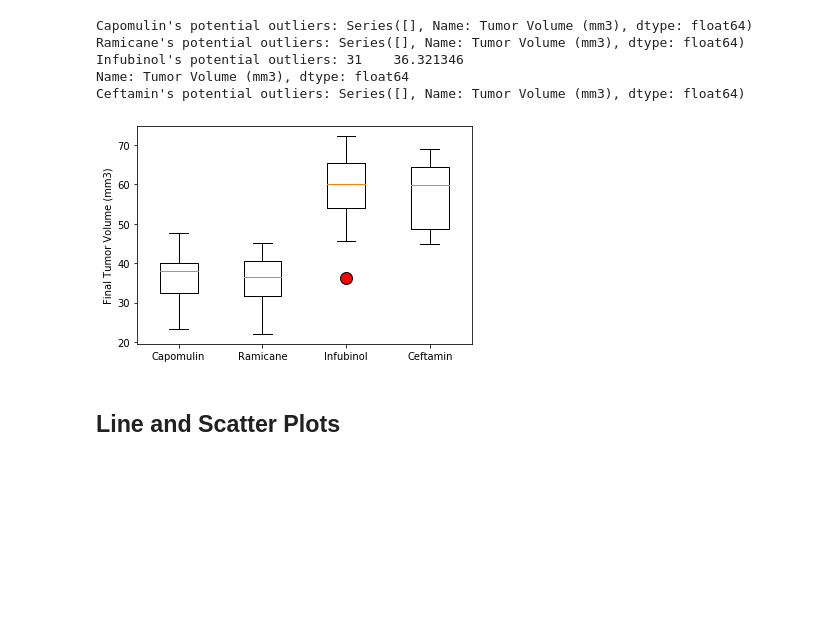
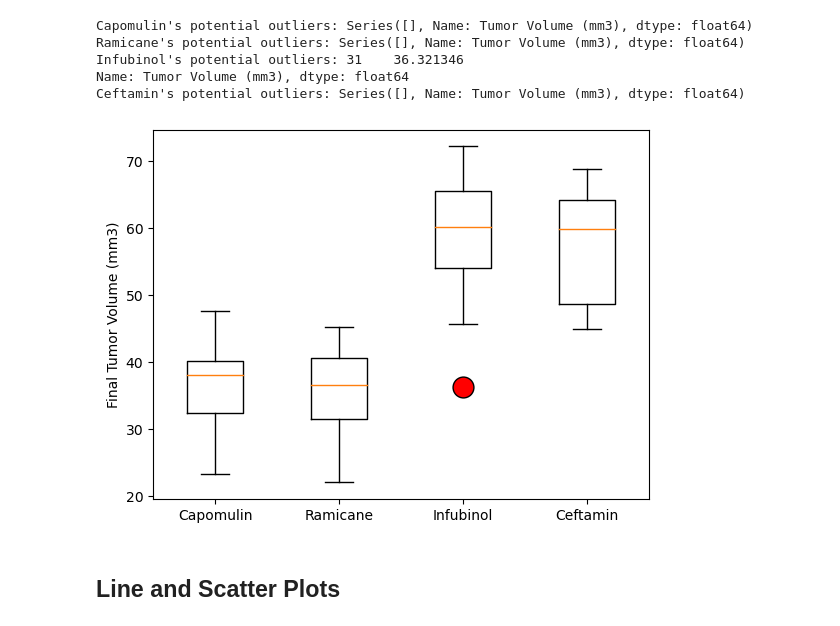
Before and after one commit to chikacoka/matplotlib-challenge, a Jupyter notebook: Pymaceuticals/pymaceuticals_starter.ipynb, the cells around one changed output. Cells and saved outputs as stored; diff of their text form; code cells hidden in the pictures; blank space fills up the shorter version.

```diff
--- a/Pymaceuticals/pymaceuticals_starter.ipynb
+++ b/Pymaceuticals/pymaceuticals_starter.ipynb
@@ -185,21 +185,31 @@ max_tumor = max_tumor.reset_index()
 merged_data = max_tumor.merge(clean_complete_study_data, on=['Mouse ID', 'Timepoint'],how="left")
 # %%
 # Put treatments into a list for for loop (and later for plot labels)
+treatment_list = ['Capomulin', 'Ramicane', 'Infubinol', 'Ceftamin']
 
 
 # Create empty list to fill with tumor vol data (for plotting)
-
+tumor_vol_data = []
 
 # Calculate the IQR and quantitatively determine if there are any potential outliers.
-
+for drug in treatment_list:
 
     # Locate the rows which contain mice on each drug and get the tumor volumes
-
+    final_tumor_volume = merged_data.loc[merged_data['Drug Regimen']== drug, 'Tumor Volume (mm3)']
 
     # add subset
-
+    tumor_vol_data.append(final_tumor_volume)
 
     # Determine outliers using upper and lower bounds
+    quartiles = final_tumor_volume.quantile([.25, .5, .75])
+    lowerq = quartiles[0.25]
+    upperq = quartiles[0.75]
+    iqr = upperq-lowerq
+    lower_bound = lowerq - (1.5*iqr)
+    upper_bound = upperq + (1.5*iqr)
+    outliers = final_tumor_volume.loc[(final_tumor_volume < lower_bound) | (final_tumor_volume > upper_bound)]
+
+    print(f"{drug}'s potential outliers: {outliers}")
 # %% [output]
 Capomulin's potential outliers: Series([], Name: Tumor Volume (mm3), dtype: float64)
 Ramicane's potential outliers: Series([], Name: Tumor Volume (mm3), dtype: float64)
@@ -208,8 +218,12 @@ Name: Tumor Volume (mm3), dtype: float64
 Ceftamin's potential outliers: Series([], Name: Tumor Volume (mm3), dtype: float64)
 # %%
 # Generate a box plot that shows the distrubution of the tumor volume for each treatment group.
+plot = dict(markerfacecolor='red', markersize=15)
+plt.boxplot(tumor_vol_data, labels =treatment_list, flierprops=plot)
+plt.ylabel('Final Tumor Volume (mm3)')
+plt.show()
 # %% [output]
-[figure, old version]
+[figure, new version]
 # %% [markdown]
 ## Line and Scatter Plots
 # %%
```
Also changed, not shown: parts of 2 cells of this notebook.
